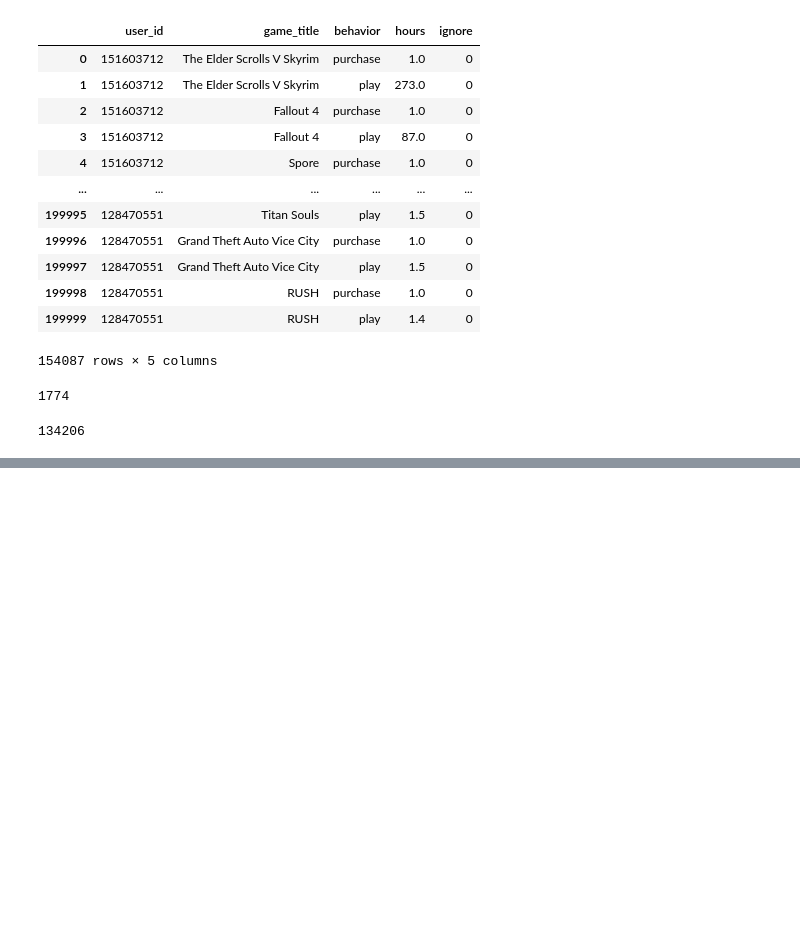
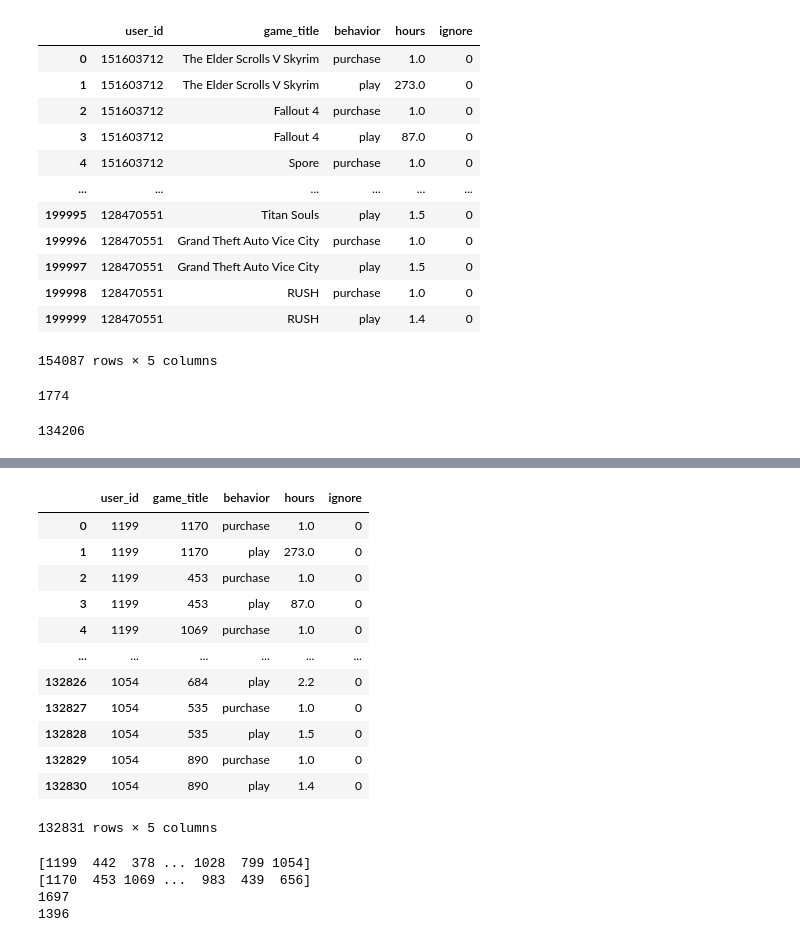
Before and after one commit to aravind-gk/RecSysAttack, a Jupyter notebook: steam/steam.ipynb, the cells around one changed output, grey strips where cells are left out. Drawn from its saved outputs; the diff is of its cells as text; code cells hidden in the pictures; blank space fills up the shorter version.

```diff
--- a/steam/steam.ipynb
+++ b/steam/steam.ipynb
@@ -153,0 +283,30 @@ temp2[temp2 >= 20].sum()
+# %%
+from sklearn.preprocessing import LabelEncoder
+le = LabelEncoder()
+df.user_id = le.fit_transform(df.user_id)
+df.game_title = le.fit_transform(df.game_title)
+df
+# %% [output]
+|  | user_id | game_title | behavior | hours | ignore |
+| 0 | 1199 | 1170 | purchase | 1.0 | 0 |
+| 1 | 1199 | 1170 | play | 273.0 | 0 |
+| 2 | 1199 | 453 | purchase | 1.0 | 0 |
+| 3 | 1199 | 453 | play | 87.0 | 0 |
+| 4 | 1199 | 1069 | purchase | 1.0 | 0 |
+| ... | ... | ... | ... | ... | ... |
+| 132826 | 1054 | 684 | play | 2.2 | 0 |
+| 132827 | 1054 | 535 | purchase | 1.0 | 0 |
+| 132828 | 1054 | 535 | play | 1.5 | 0 |
+| 132829 | 1054 | 890 | purchase | 1.0 | 0 |
+| 132830 | 1054 | 890 | play | 1.4 | 0 |
+132831 rows × 5 columns
+# %%
+print(df.user_id.unique())
+print(df.game_title.unique())
+print(df.user_id.unique().max())
+print(df.game_title.unique().max())
+# %% [output]
+[1199  442  378 ... 1028  799 1054]
+[1170  453 1069 ...  983  439  656]
+1697
+1396
```
Also changed, not shown: parts of 13 cells of this notebook, 2 other files.
